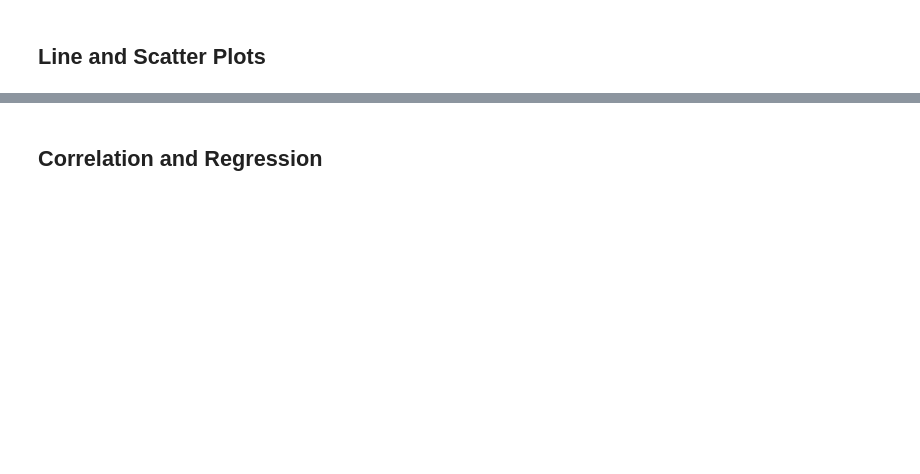
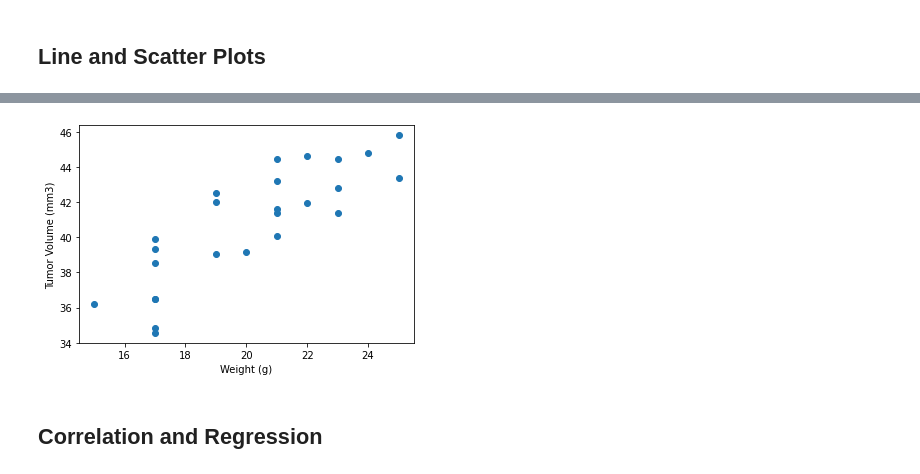
Before and after one commit to johnclos/matplotlib-challenge, a Jupyter notebook: Pymaceuticals/pymaceuticals_starter-mine.ipynb, the cells around one changed output, grey strips where cells are left out. Drawn from its saved outputs; the diff is of its cells as text; code cells hidden in the pictures; blank space fills up the shorter version.

```diff
--- a/Pymaceuticals/pymaceuticals_starter-mine.ipynb
+++ b/Pymaceuticals/pymaceuticals_starter-mine.ipynb
@@ -218,5 +304,18 @@ plt.show()
 # %%
 # Generate a scatter plot of average tumor volume vs. mouse weight for the Capomulin regimen
+Capomulin_groupby_MouseID_df = Capomulin_df.groupby(['Mouse ID'])
+Capomulin_groupby_MouseID_tvmean_df = Capomulin_groupby_MouseID_df['Tumor Volume (mm3)'].mean()
+Capomulin_groupby_MouseID_wtmean_df = Capomulin_groupby_MouseID_df['Weight (g)'].mean()
+
+plt.xlabel("Weight (g)")
+plt.ylabel("Tumor Volume (mm3)")
+
+plt.scatter(Capomulin_groupby_MouseID_wtmean_df, Capomulin_groupby_MouseID_tvmean_df,marker='o')
+
+
+plt.show()
+# %% [output]
+[figure, added]
 # %% [markdown]
 ## Correlation and Regression
 # %%
```
Also changed, not shown: parts of 16 cells of this notebook, 2 other files.
